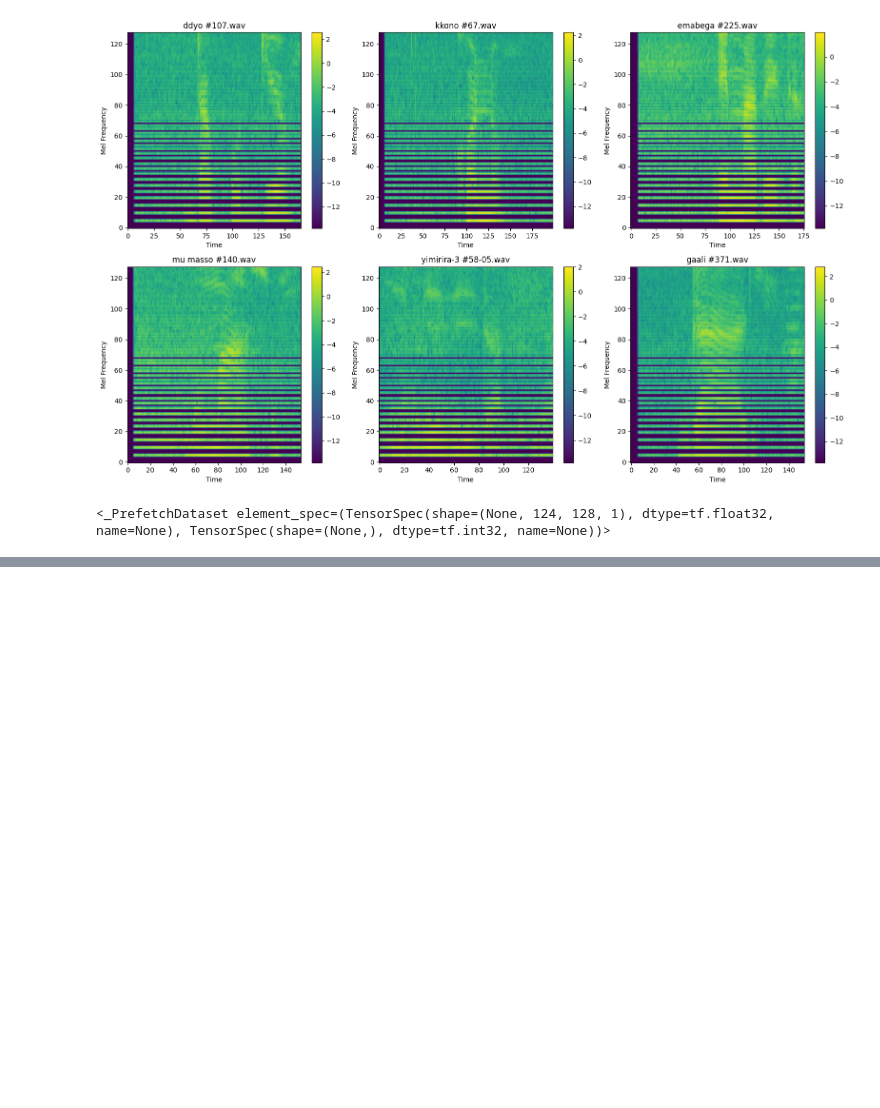
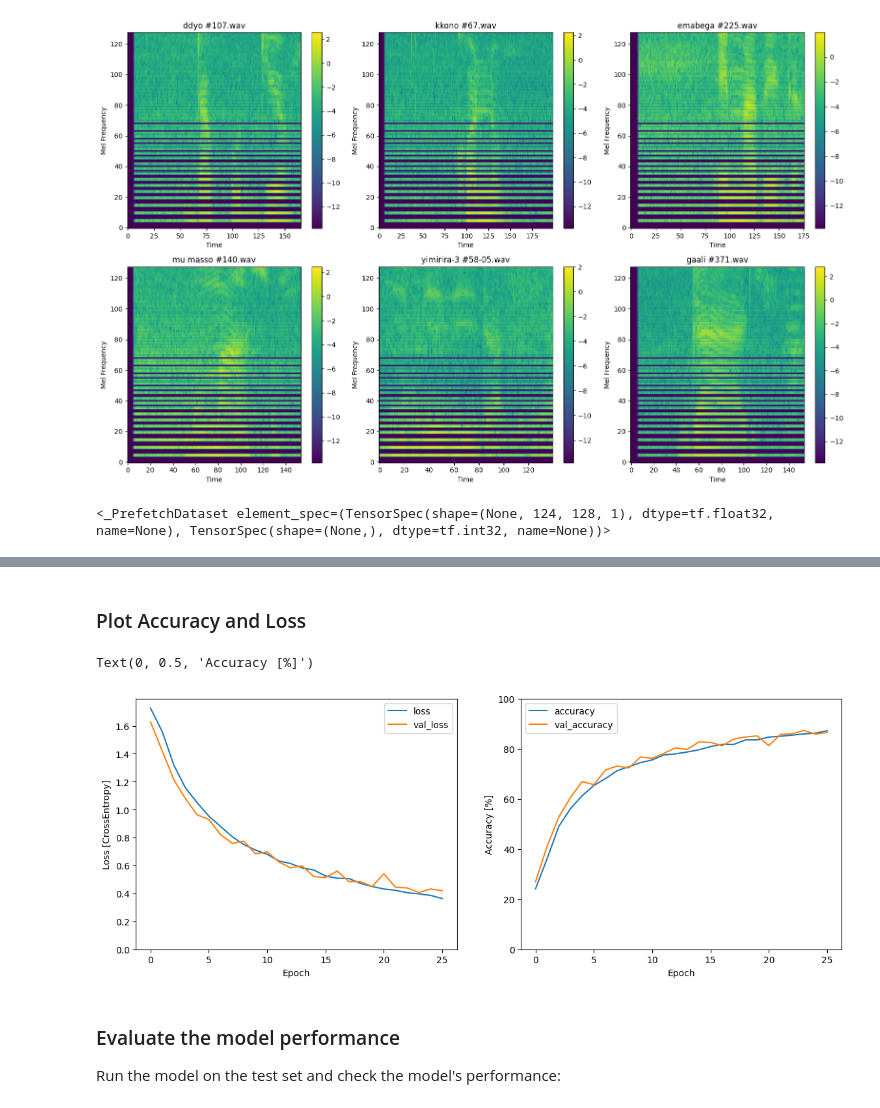
Before and after one commit to Vinald/Luganda_voice_controlled_wheelchair_system, a Jupyter notebook: Luganda_Notebooks/spectrograms_1.ipynb, the cells around one changed output, grey strips where cells are left out. Cells and saved outputs as stored; diff of their text form; code cells hidden in the pictures; blank space fills up the shorter version.

```diff
--- a/Luganda_Notebooks/spectrograms_1.ipynb
+++ b/Luganda_Notebooks/spectrograms_1.ipynb
@@ -547,0 +604,15 @@ F1-score:  0.843151416623554
+# %%
+model = models.Sequential([
+    layers.Input(shape=input_shape),
+    layers.Conv2D(32, 3, activation='relu', dilation_rate=(2, 2)),
+    layers.MaxPooling2D(),
+    layers.Conv2D(64, 3, activation='relu', dilation_rate=(2, 2)),
+    layers.MaxPooling2D(),
+    layers.Conv2D(128, 3, activation='relu', dilation_rate=(2, 2)),
+    layers.GlobalAveragePooling2D(),
+    layers.Dense(128, activation='relu'),
+    layers.Dropout(0.5),
+    layers.Dense(num_labels),
+])
+
+model.summary()
@@ -547,0 +639,6 @@ F1-score:  0.843151416623554
+# %%
+model.compile(
+    optimizer=tf.keras.optimizers.Adam(),
+    loss=tf.keras.losses.SparseCategoricalCrossentropy(from_logits=True),
+    metrics=['accuracy'],
+)
@@ -547,0 +647,8 @@ F1-score:  0.843151416623554
+# %%
+EPOCHS = 30
+history = model.fit(
+    train_mel_spec_ds,
+    validation_data=val_mel_spec_ds,
+    epochs=EPOCHS,
+    callbacks=tf.keras.callbacks.EarlyStopping(verbose=1, patience=2),
+)
@@ -547,0 +673,25 @@ F1-score:  0.843151416623554
+# %% [markdown]
+### Plot Accuracy and Loss
+# %%
+metrics = history.history
+plt.figure(figsize=(14,5))
+plt.subplot(1,2,1)
+plt.plot(history.epoch, metrics['loss'], metrics['val_loss'])
+plt.legend(['loss', 'val_loss'])
+plt.ylim([0, max(plt.ylim())])
+plt.xlabel('Epoch')
+plt.ylabel('Loss [CrossEntropy]')
+
+plt.subplot(1,2,2)
+plt.plot(history.epoch, 100*np.array(metrics['accuracy']), 100*np.array(metrics['val_accuracy']))
+plt.legend(['accuracy', 'val_accuracy'])
+plt.ylim([0, 100])
+plt.xlabel('Epoch')
+plt.ylabel('Accuracy [%]')
+# %% [output]
+Text(0, 0.5, 'Accuracy [%]')
+[figure, added]
+# %% [markdown]
+### Evaluate the model performance
+
+Run the model on the test set and check the model's performance:
```
Also changed, not shown: parts of 64 cells of this notebook, 28 other files.
